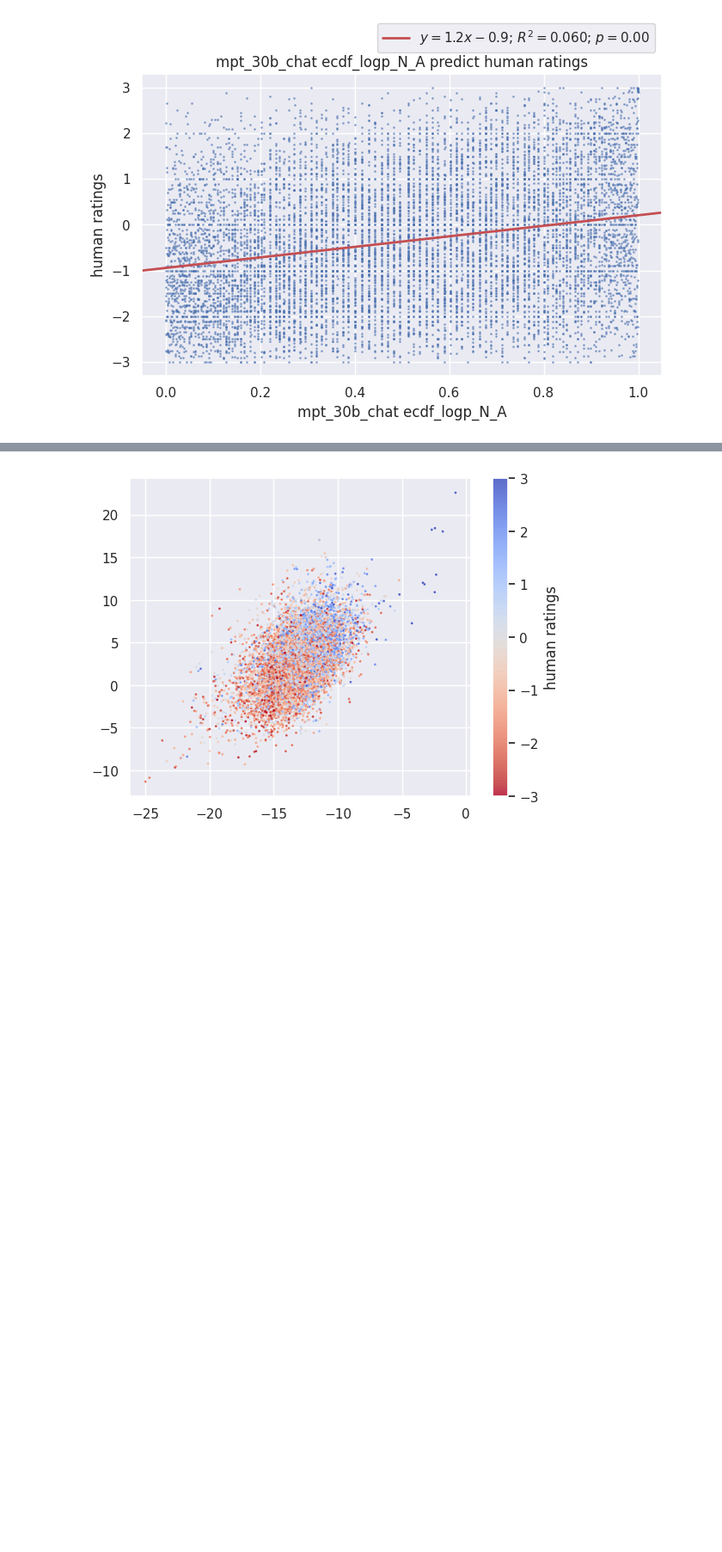
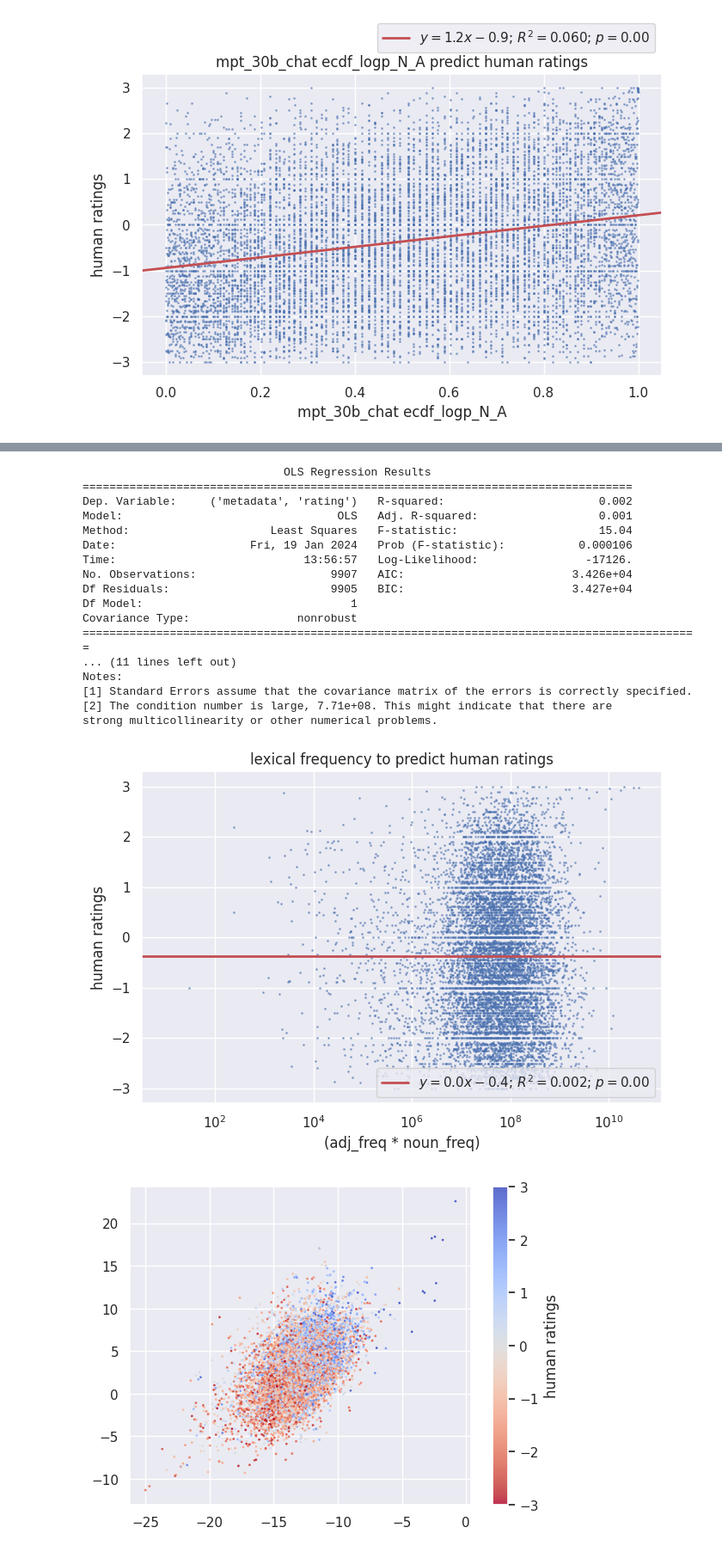
Before and after one commit to roccoflint/composlang_ud, a Jupyter notebook: notebooks/figure-4-llm-human-data.ipynb, the cells around one changed output, grey strips where cells are left out. Shown at 86% size. Saved outputs shown, nothing was run; the diff lists cells and outputs as text; code cells hidden in the pictures; blank space fills up the shorter version.

```diff
--- a/notebooks/figure-4-llm-human-data.ipynb
+++ b/notebooks/figure-4-llm-human-data.ipynb
@@ -337,3 +351,60 @@ mistral7b
+# %%
+y = mpt7b["metadata", "rating"]
+x = np.ones(len(y))
+# x *= mpt7b["metadata", "rt"]
+x *= mpt7b["metadata", "adj_freq"]
+x *= mpt7b["metadata", "noun_freq"]
+
+model = sm.OLS(y, sm.add_constant(x))
+fit = model.fit()
+
+print(fit.summary())
+b, m = fit.params
+
+f, ax = plt.subplots(figsize=(7, 5))
+
+ax.scatter(x, y, alpha=0.5, s=1)
+ax.set_xscale("log")
+# ax.set_yscale("log")
+# extract intercept b and slope m
+# plot y = m*x + b
+ax.axline(
+    xy1=(0, b),
+    xy2=(10, 10 * m + b),
+    color="r",
+    linewidth=2,
+    linestyle="-",
+    # slope=m,
+    label=f"$y = {m:.1f}x {b:+.1f}$; $R^2={fit.rsquared:.3f}$; $p={fit.pvalues.to_list()[1]:.2f}$",
+)
+# ax.set_xlim(min(x), max(x))
+# ax.set_ylim(1, max(y))
+ax.legend(loc="lower right", bbox_to_anchor=(1, 0))
+ax.set_title(f"lexical frequency to predict human ratings")
+ax.set_xlabel("(adj_freq * noun_freq)")
+ax.set_ylabel("human ratings")
+
+plt.tight_layout()
+plt.show()
+# %% [output]
+                              OLS Regression Results
+==================================================================================
+Dep. Variable:     ('metadata', 'rating')   R-squared:                       0.002
+Model:                                OLS   Adj. R-squared:                  0.001
+Method:                     Least Squares   F-statistic:                     15.04
+Date:                    Fri, 19 Jan 2024   Prob (F-statistic):           0.000106
+Time:                            13:56:57   Log-Likelihood:                -17126.
+No. Observations:                    9907   AIC:                         3.426e+04
+Df Residuals:                        9905   BIC:                         3.427e+04
+Df Model:                               1
+Covariance Type:                nonrobust
+============================================================================================
+... (11 lines left out)
+Notes:
+[1] Standard Errors assume that the covariance matrix of the errors is correctly specified.
+[2] The condition number is large, 7.71e+08. This might indicate that there are
+strong multicollinearity or other numerical problems.
+[figure, added]
 # %%
 plt.scatter(
     x=mpt_30b_chat["model", "logp_N_A"],
```
Also changed, not shown: parts of 10 cells of this notebook, 2 other files.
